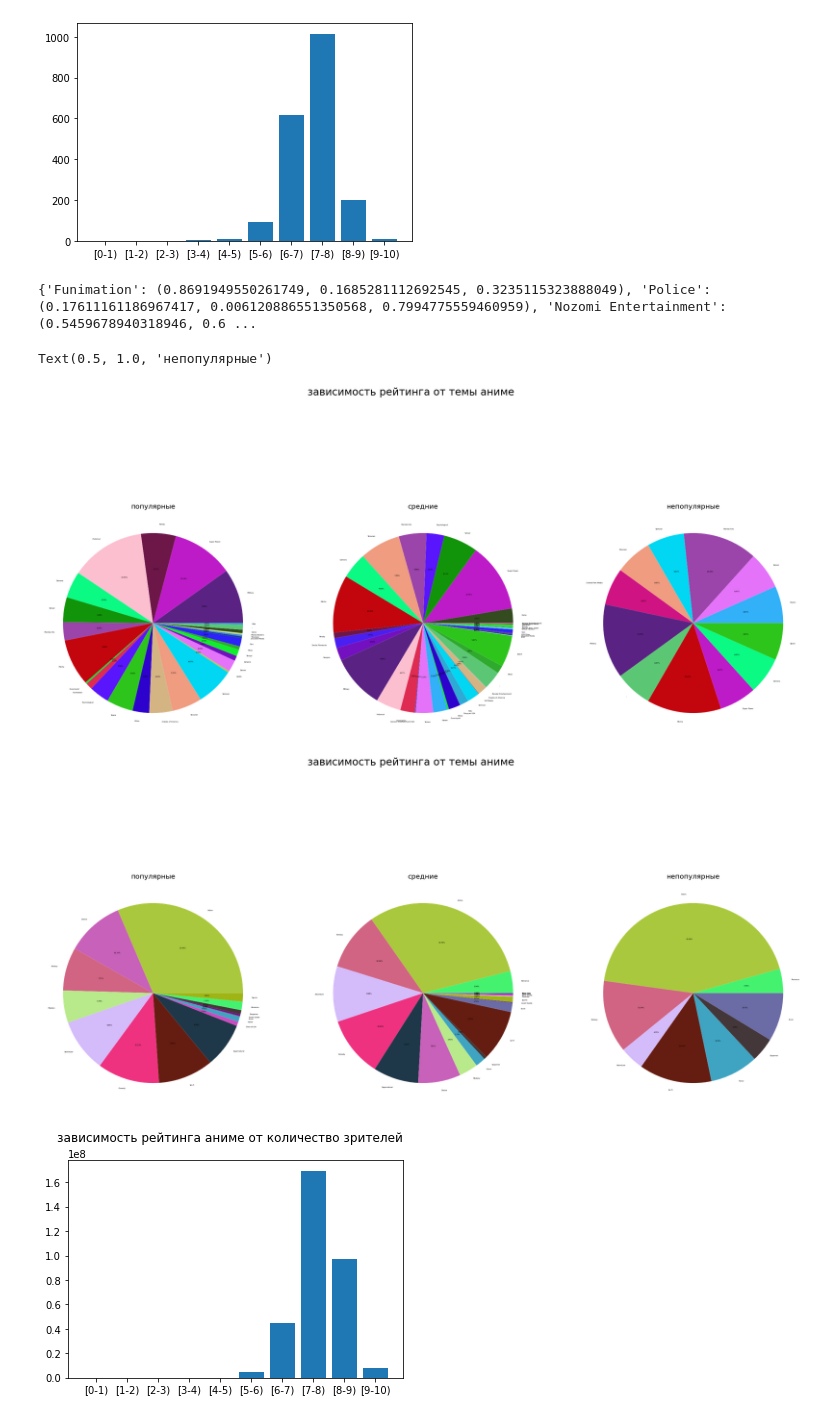
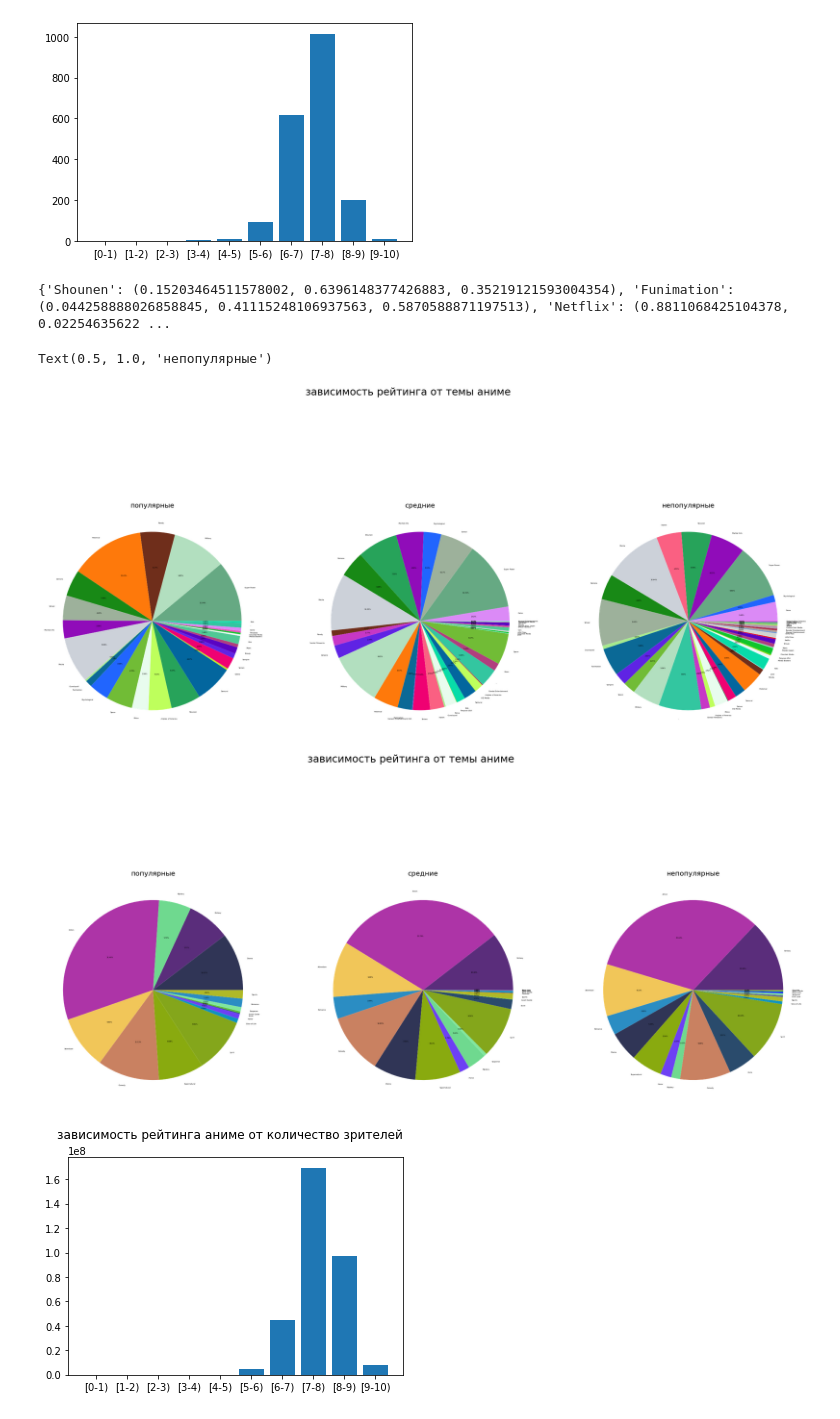
Before and after one commit to Tendoki/Sc1entific-packages, a Jupyter notebook: anime.ipynb, the cells around one changed output. Drawn from its saved outputs; the diff is of its cells as text; code cells hidden in the pictures.

```diff
--- a/anime.ipynb
+++ b/anime.ipynb
@@ -230,7 +230,7 @@ not_popular_theme_dict = dict()
 popular_anime = data.loc[data.rating >= 8].reset_index(drop=True)
 passing_anime = data.loc[data.rating < 8].reset_index(drop=True)
 passing_anime = passing_anime.loc[passing_anime.rating >= 7].reset_index(drop=True)
-not_popular_anime = data.loc[data.rating < 5].reset_index(drop=True)
+not_popular_anime = data.loc[data.rating < 7].reset_index(drop=True)
 
 for i in range(popular_anime.shape[0]):
     for genre in set(popular_anime.loc[i]['genre'].split(',')):
@@ -270,36 +270,36 @@ for i in range(not_popular_anime.shape[0]):
 
 
 colors = dict()
 for theme in themes:
   colors[theme] = (random.random(), random.random(), random.random())
 #print(colors)
 
 fig10, (ax10, ax10_1, ax10_2) = plt.subplots(1, 3, figsize=(40,20))
 fig10.suptitle('зависимость рейтинга от темы аниме', fontsize=30)
 ax10.pie(popular_theme_dict.values(), labels=popular_theme_dict.keys(),textprops={'fontsize': 5},autopct='%1.2f%%', colors=[colors[key] for key in popular_theme_dict.keys()])
 ax10.set_title("популярные", fontsize=20)
 ax10_1.pie(passing_theme_dict.values(), labels=passing_theme_dict.keys(),textprops={'fontsize': 5},autopct='%1.2f%%', colors=[colors[key] for key in passing_theme_dict.keys()])
 ax10_1.set_title("средние", fontsize=20)
 ax10_2.pie(not_popular_theme_dict.values(), labels=not_popular_theme_dict.keys(),textprops={'fontsize': 5},autopct='%1.2f%%', colors=[colors[key] for key in not_popular_theme_dict.keys()])
 ax10_2.set_title("непопулярные", fontsize=20)
 
 for genre in genres:
   colors[genre] = (random.random(), random.random(), random.random())
 print(colors)
 
 fig11, (ax11, ax11_1, ax11_2) = plt.subplots(1, 3, figsize=(40,20))
 fig11.suptitle('зависимость рейтинга от темы аниме', fontsize=30)
 ax11.pie(popular_genre_dict.values(), labels=popular_genre_dict.keys(),textprops={'fontsize': 5},autopct='%1.2f%%', colors=[colors[key] for key in popular_genre_dict.keys()])
 ax11.set_title("популярные", fontsize=20)
 ax11_1.pie(passing_genre_dict.values(), labels=passing_genre_dict.keys(),textprops={'fontsize': 5},autopct='%1.2f%%', colors=[colors[key] for key in passing_genre_dict.keys()])
 ax11_1.set_title("средние", fontsize=20)
 ax11_2.pie(not_popular_genre_dict.values(), labels=not_popular_genre_dict.keys(),textprops={'fontsize': 5},autopct='%1.2f%%', colors=[colors[key] for key in not_popular_genre_dict.keys()])
 ax11_2.set_title("непопулярные", fontsize=20)
 # %% [output]
-{'Funimation': (0.8691949550261749, 0.1685281112692545, 0.3235115323888049), 'Police': (0.17611161186967417, 0.006120886551350568, 0.7994775559460959), 'Nozomi Entertainment': (0.5459678940318946, 0.6 ...
+{'Shounen': (0.15203464511578002, 0.6396148377426883, 0.35219121593004354), 'Funimation': (0.044258888026858845, 0.41115248106937563, 0.5870588871197513), 'Netflix': (0.8811068425104378, 0.02254635622 ...
 Text(0.5, 1.0, 'непопулярные')
-[figure, old version]
+[figure, new version]
-[figure, old version]
+[figure, new version]
 # %%
 #12
 voters_in_group = [0 for i in range(10)]
```
Also changed, not shown: parts of 2 cells of this notebook.
